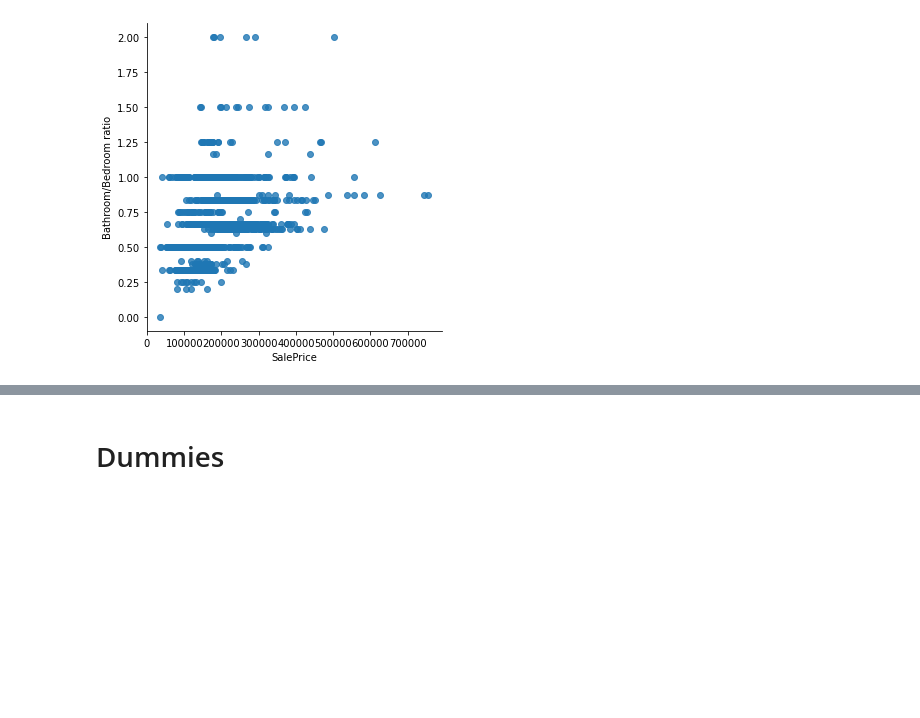
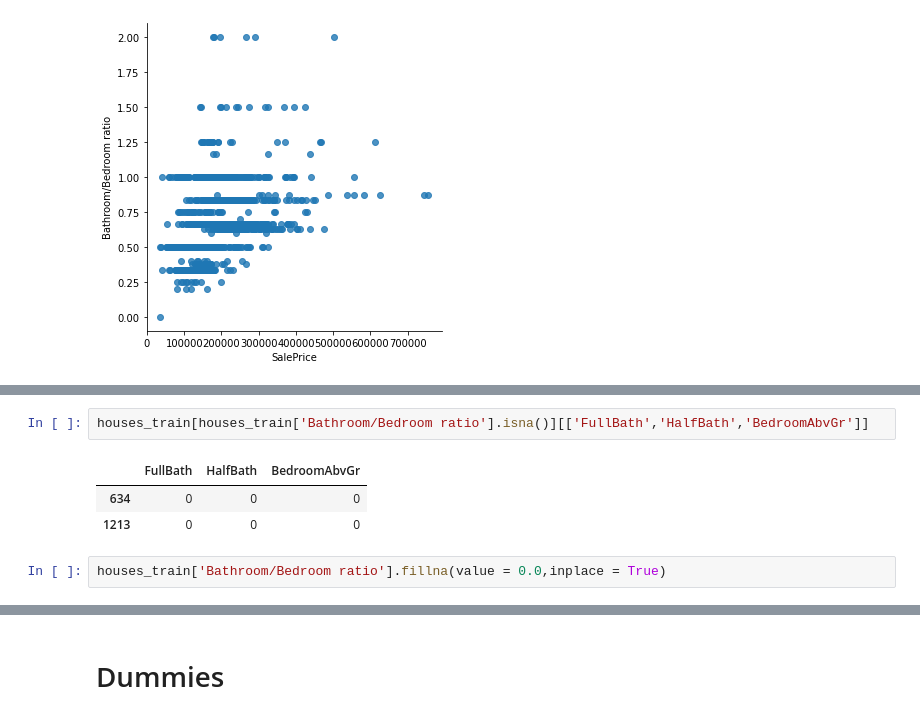
Before and after one commit to RaphaelRoriz/Machine-learning, a Jupyter notebook: housesPricesDataset/House Prices regressions.ipynb, the cells around one changed output, grey strips where cells are left out. Drawn from its saved outputs; the diff is of its cells as text; blank space fills up the shorter version.

```diff
--- a/housesPricesDataset/House Prices regressions.ipynb
+++ b/housesPricesDataset/House Prices regressions.ipynb
@@ -923,0 +935,8 @@ sns.lmplot(x ='SalePrice',y = 'Bathroom/Bedroom ratio',data=houses_train)
+# %%
+houses_train[houses_train['Bathroom/Bedroom ratio'].isna()][['FullBath','HalfBath','BedroomAbvGr']]
+# %% [output]
+|  | FullBath | HalfBath | BedroomAbvGr |
+| 634 | 0 | 0 | 0 |
+| 1213 | 0 | 0 | 0 |
+# %%
+houses_train['Bathroom/Bedroom ratio'].fillna(value = 0.0,inplace = True)
```
Also changed, not shown: parts of 7 cells of this notebook.
